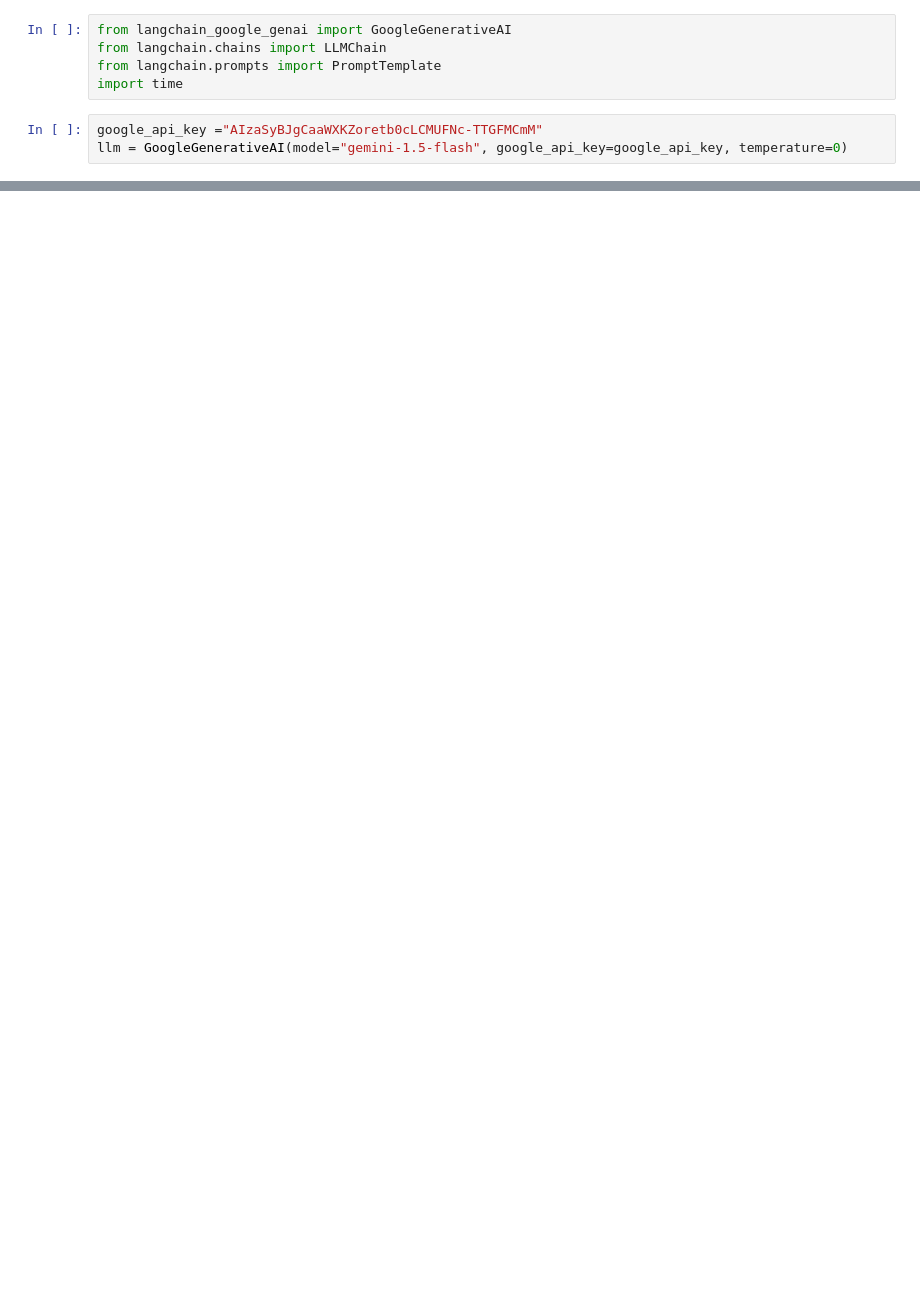
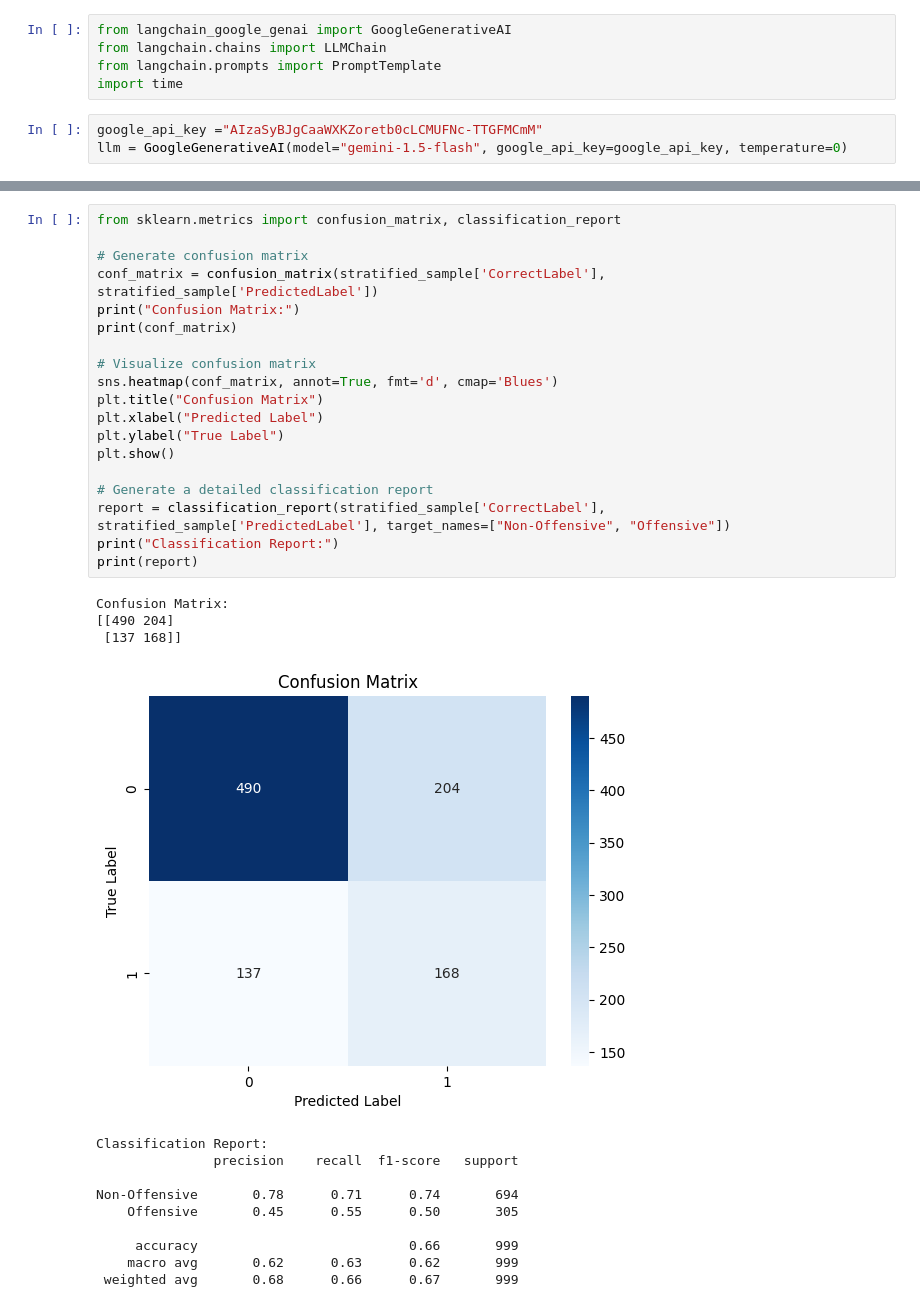
Before and after one commit to mari2m/-LLM-EvaluationHub, a Jupyter notebook: harmful_prompt_detection_gemini.ipynb, the cells around one changed output, grey strips where cells are left out. Cells and saved outputs as stored; diff of their text form; blank space fills up the shorter version.

```diff
--- a/harmful_prompt_detection_gemini.ipynb
+++ b/harmful_prompt_detection_gemini.ipynb
@@ -662,0 +613,33 @@ stratified_sample
+# %%
+from sklearn.metrics import confusion_matrix, classification_report
+
+# Generate confusion matrix
+conf_matrix = confusion_matrix(stratified_sample['CorrectLabel'], stratified_sample['PredictedLabel'])
+print("Confusion Matrix:")
+print(conf_matrix)
+
+# Visualize confusion matrix
+sns.heatmap(conf_matrix, annot=True, fmt='d', cmap='Blues')
+plt.title("Confusion Matrix")
+plt.xlabel("Predicted Label")
+plt.ylabel("True Label")
+plt.show()
+
+# Generate a detailed classification report
+report = classification_report(stratified_sample['CorrectLabel'], stratified_sample['PredictedLabel'], target_names=["Non-Offensive", "Offensive"])
+print("Classification Report:")
+print(report)
+# %% [output]
+Confusion Matrix:
+[[490 204]
+ [137 168]]
+[figure, added]
+Classification Report:
+               precision    recall  f1-score   support
+
+Non-Offensive       0.78      0.71      0.74       694
+    Offensive       0.45      0.55      0.50       305
+
+     accuracy                           0.66       999
+    macro avg       0.62      0.63      0.62       999
+ weighted avg       0.68      0.66      0.67       999
```
Also changed, not shown: parts of 16 cells of this notebook.
